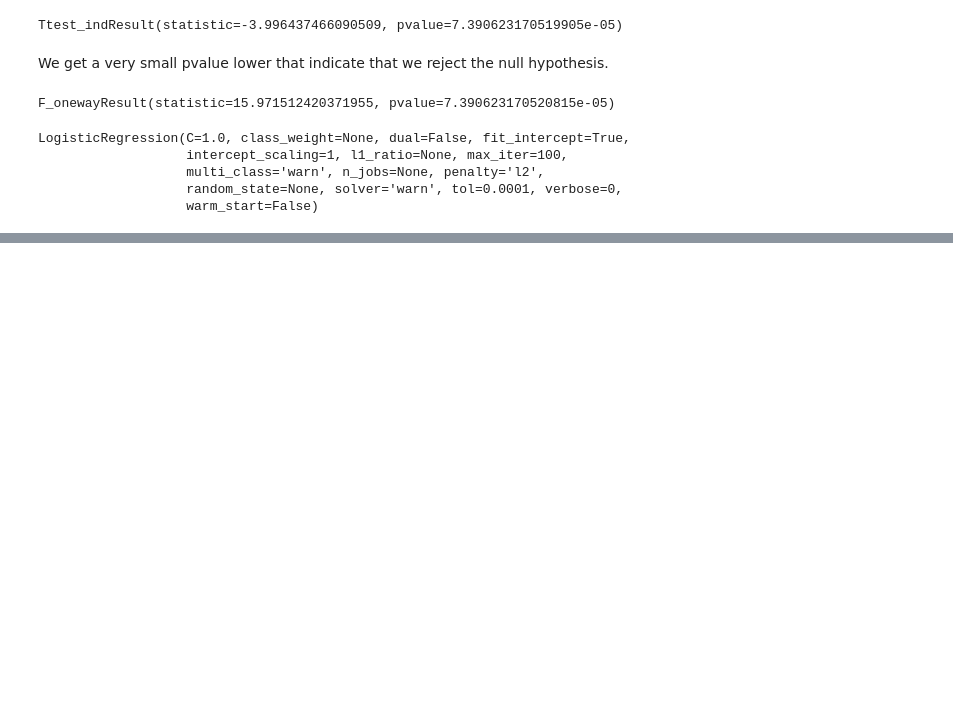
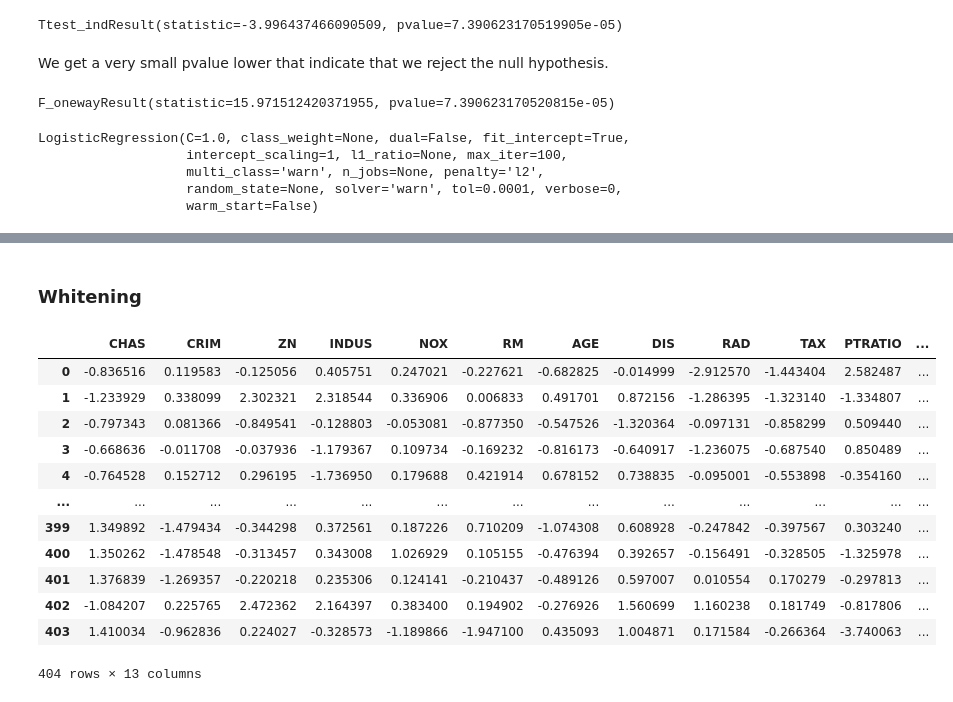
Before and after one commit to NurseQ/Machine-Learning-and-Statistics-Project-2019, a Jupyter notebook: Machine-Learning-and-Statistics-Project.ipynb, the cells around one changed output, grey strips where cells are left out. Saved outputs shown, nothing was run; the diff lists cells and outputs as text; code cells hidden in the pictures; blank space fills up the shorter version.

```diff
--- a/Machine-Learning-and-Statistics-Project.ipynb
+++ b/Machine-Learning-and-Statistics-Project.ipynb
@@ -369,0 +405,6 @@ weighted avg       0.98      0.98      0.98       127
+# %%
+m.add(kr.layers.Dense(20, input_dim=13, activation="relu"))
+m.add(kr.layers.Dense(1, activation="linear"))
+m.compile(loss="mean_squared_error", optimizer="adam")
+# %%
+m.fit(x_train, y_train, epochs=100, batch_size=10)
@@ -369,0 +460,4 @@ weighted avg       0.98      0.98      0.98       127
+# %%
+scaler = pre.StandardScaler()
+scaler.fit(x_train)
+x_train_scaled = scaler.transform(x_train)
@@ -369,0 +473,4 @@ weighted avg       0.98      0.98      0.98       127
+# %%
+scaler = pre.StandardScaler()
+scaler.fit(x_train)
+x_train_scaled = scaler.transform(x_train)
@@ -369,0 +536,21 @@ weighted avg       0.98      0.98      0.98       127
+# %% [markdown]
+### Whitening
+# %%
+pca = dec.PCA(n_components=13, whiten=True)
+pca.fit(x_train)
+x_train_white = pd.DataFrame(pca.transform(x_train), columns=x.columns)
+x_train_white
+# %% [output]
+|  | CHAS | CRIM | ZN | INDUS | NOX | RM | AGE | DIS | RAD | TAX | PTRATIO | ... |
+| 0 | -0.836516 | 0.119583 | -0.125056 | 0.405751 | 0.247021 | -0.227621 | -0.682825 | -0.014999 | -2.912570 | -1.443404 | 2.582487 | ... |
+| 1 | -1.233929 | 0.338099 | 2.302321 | 2.318544 | 0.336906 | 0.006833 | 0.491701 | 0.872156 | -1.286395 | -1.323140 | -1.334807 | ... |
+| 2 | -0.797343 | 0.081366 | -0.849541 | -0.128803 | -0.053081 | -0.877350 | -0.547526 | -1.320364 | -0.097131 | -0.858299 | 0.509440 | ... |
+| 3 | -0.668636 | -0.011708 | -0.037936 | -1.179367 | 0.109734 | -0.169232 | -0.816173 | -0.640917 | -1.236075 | -0.687540 | 0.850489 | ... |
+| 4 | -0.764528 | 0.152712 | 0.296195 | -1.736950 | 0.179688 | 0.421914 | 0.678152 | 0.738835 | -0.095001 | -0.553898 | -0.354160 | ... |
+| ... | ... | ... | ... | ... | ... | ... | ... | ... | ... | ... | ... | ... |
+| 399 | 1.349892 | -1.479434 | -0.344298 | 0.372561 | 0.187226 | 0.710209 | -1.074308 | 0.608928 | -0.247842 | -0.397567 | 0.303240 | ... |
+| 400 | 1.350262 | -1.478548 | -0.313457 | 0.343008 | 1.026929 | 0.105155 | -0.476394 | 0.392657 | -0.156491 | -0.328505 | -1.325978 | ... |
+| 401 | 1.376839 | -1.269357 | -0.220218 | 0.235306 | 0.124141 | -0.210437 | -0.489126 | 0.597007 | 0.010554 | 0.170279 | -0.297813 | ... |
+| 402 | -1.084207 | 0.225765 | 2.472362 | 2.164397 | 0.383400 | 0.194902 | -0.276926 | 1.560699 | 1.160238 | 0.181749 | -0.817806 | ... |
+| 403 | 1.410034 | -0.962836 | 0.224027 | -0.328573 | -1.189866 | -1.947100 | 0.435093 | 1.004871 | 0.171584 | -0.266364 | -3.740063 | ... |
+404 rows × 13 columns
```
Also changed, not shown: parts of 24 cells of this notebook.
